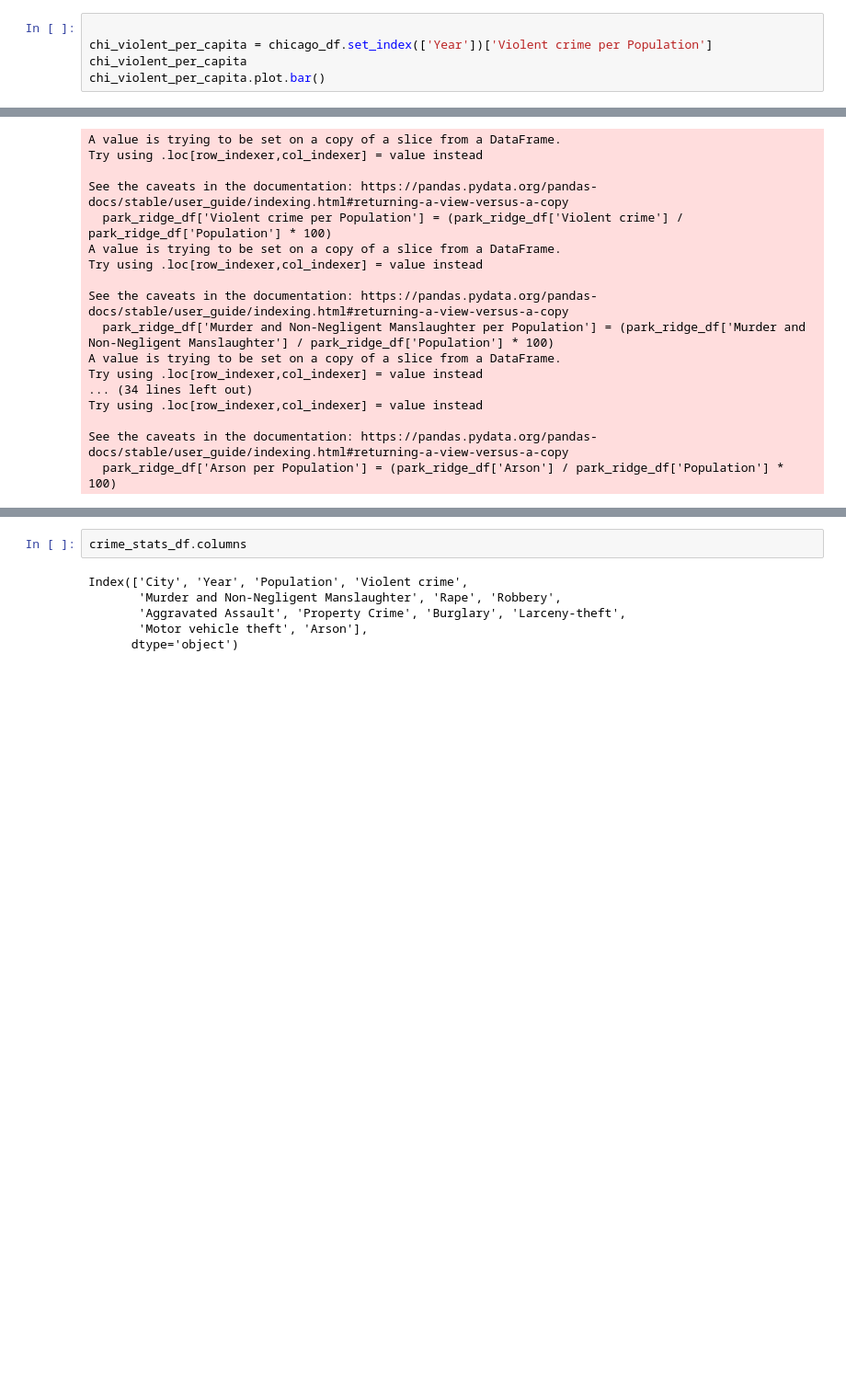
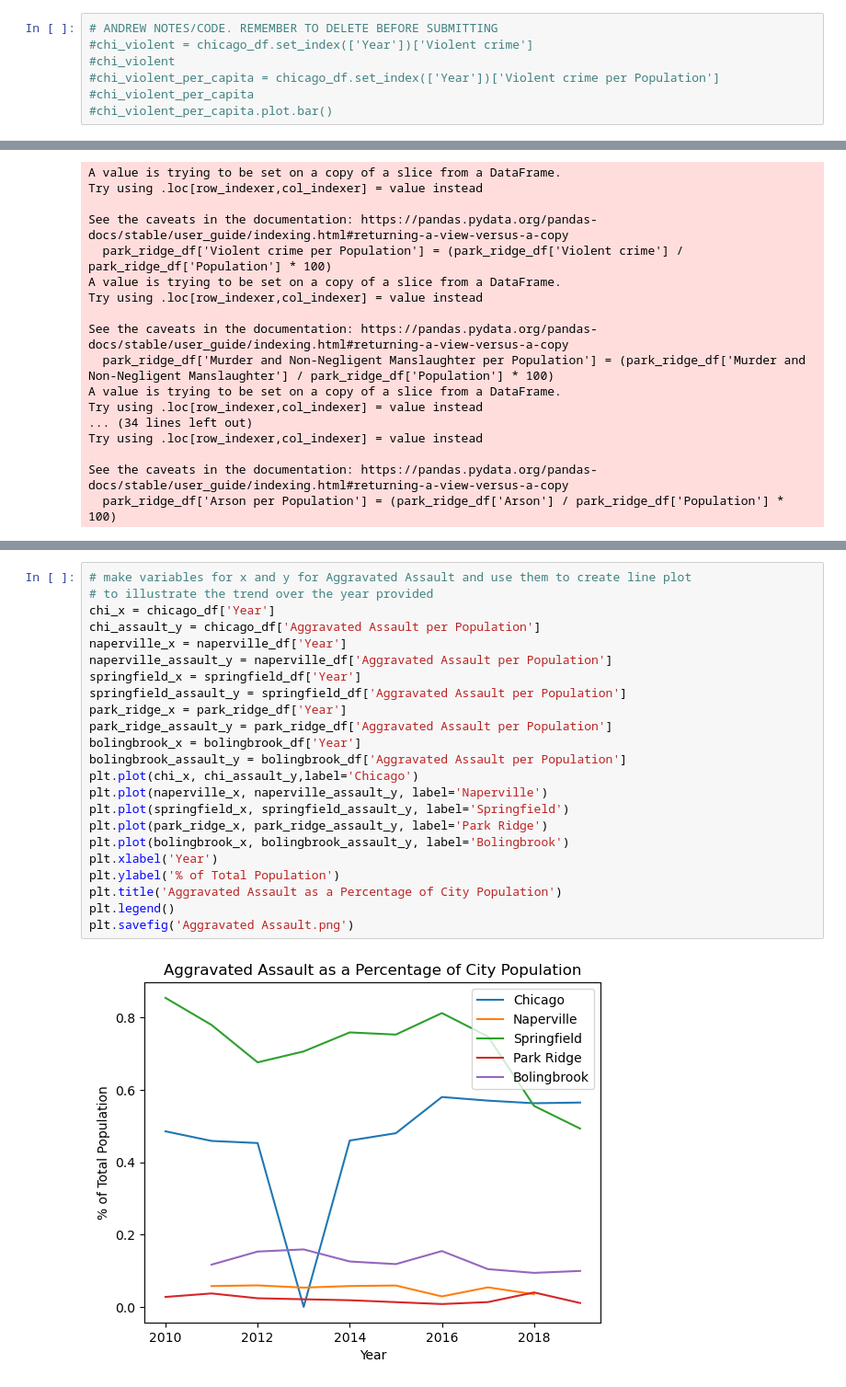
Before and after one commit to Expopanda/Project_1, a Jupyter notebook: andrew_analysis_updated.ipynb, the cells around one changed output, grey strips where cells are left out. Shown at 92% size. Cells and saved outputs as stored; diff of their text form; blank space fills up the shorter version.

```diff
--- a/andrew_analysis_updated.ipynb
+++ b/andrew_analysis_updated.ipynb
@@ -226,7 +210,9 @@ Try using .loc[row_indexer,col_indexer] = value instead
 See the caveats in the documentation: https://pandas.pydata.org/pandas-docs/stable/user_guide/indexing.html#returning-a-view-versus-a-copy
   chicago_df['Arson per Population'] = (chicago_df['Arson'] / chicago_df['Population'] * 100)
 # %%
-
-chi_violent_per_capita = chicago_df.set_index(['Year'])['Violent crime per Population']
-chi_violent_per_capita
-chi_violent_per_capita.plot.bar()
+# ANDREW NOTES/CODE. REMEMBER TO DELETE BEFORE SUBMITTING
+#chi_violent = chicago_df.set_index(['Year'])['Violent crime']
+#chi_violent
+#chi_violent_per_capita = chicago_df.set_index(['Year'])['Violent crime per Population']
+#chi_violent_per_capita
+#chi_violent_per_capita.plot.bar()
@@ -476,9 +447,26 @@ plt.legend()
 [figure]
-# %%
-crime_stats_df.columns
-# %% [output]
-Index(['City', 'Year', 'Population', 'Violent crime',
-       'Murder and Non-Negligent Manslaughter', 'Rape', 'Robbery',
-       'Aggravated Assault', 'Property Crime', 'Burglary', 'Larceny-theft',
-       'Motor vehicle theft', 'Arson'],
-      dtype='object')
+# %%
+# make variables for x and y for Aggravated Assault and use them to create line plot
+# to illustrate the trend over the year provided
+chi_x = chicago_df['Year']
+chi_assault_y = chicago_df['Aggravated Assault per Population']
+naperville_x = naperville_df['Year']
+naperville_assault_y = naperville_df['Aggravated Assault per Population']
+springfield_x = springfield_df['Year']
+springfield_assault_y = springfield_df['Aggravated Assault per Population']
+park_ridge_x = park_ridge_df['Year']
+park_ridge_assault_y = park_ridge_df['Aggravated Assault per Population']
+bolingbrook_x = bolingbrook_df['Year']
+bolingbrook_assault_y = bolingbrook_df['Aggravated Assault per Population']
+plt.plot(chi_x, chi_assault_y,label='Chicago')
+plt.plot(naperville_x, naperville_assault_y, label='Naperville')
+plt.plot(springfield_x, springfield_assault_y, label='Springfield')
+plt.plot(park_ridge_x, park_ridge_assault_y, label='Park Ridge')
+plt.plot(bolingbrook_x, bolingbrook_assault_y, label='Bolingbrook')
+plt.xlabel('Year')
+plt.ylabel('% of Total Population')
+plt.title('Aggravated Assault as a Percentage of City Population')
+plt.legend()
+plt.savefig('Aggravated Assault.png')
+# %% [output]
+[figure, added]
```
Also changed, not shown: parts of 19 cells of this notebook, 10 other files.
